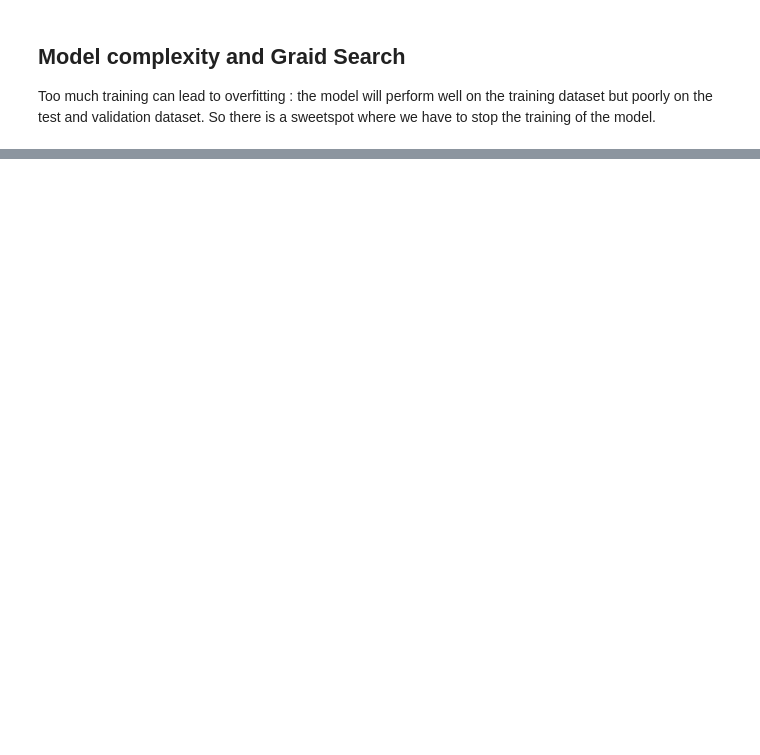
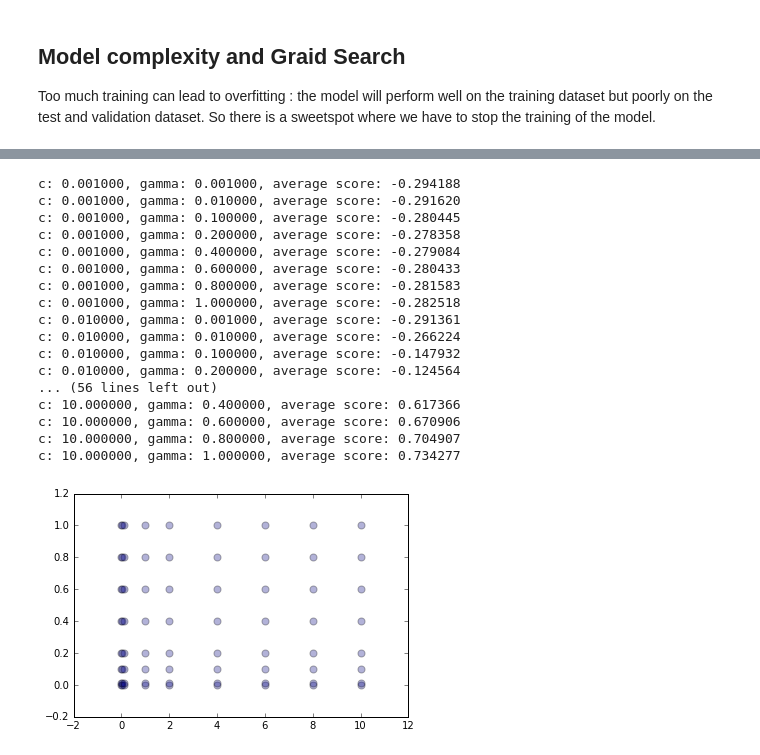
Before and after one commit to MrGreenRubato/notebooks, a Jupyter notebook: SciPy 2016 - Tutorial Part 10 - Model complexity and Grid Search.ipynb, the cells around one changed output, grey strips where cells are left out. Cells and saved outputs as stored; diff of their text form; code cells hidden in the pictures; blank space fills up the shorter version.

```diff
--- a/SciPy 2016 - Tutorial Part 10 - Model complexity and Grid Search.ipynb
+++ b/SciPy 2016 - Tutorial Part 10 - Model complexity and Grid Search.ipynb
@@ -49,0 +50,29 @@ plt.legend(loc='best')
+# %%
+from sklearn.cross_validation import cross_val_score, KFold
+from sklearn.svm import SVR
+
+# each parameter setting do cross-validation
+for C in [0.001, 0.01, 0.1, 1, 2, 4, 6, 8, 10]:
+    for gamma in [0.001, 0.01, 0.1, 0.2, 0.4, 0.6, 0.8, 1]:
+        scores = cross_val_score(SVR(C=C, gamma=gamma), X, y, cv= cv)
+        print("c: %f, gamma: %f, average score: %f" % (C, gamma, np.mean(scores)))
+        plt.scatter(C, gamma, c=np.mean(scores), s=50, alpha=0.3)
+# %% [output]
+c: 0.001000, gamma: 0.001000, average score: -0.294188
+c: 0.001000, gamma: 0.010000, average score: -0.291620
+c: 0.001000, gamma: 0.100000, average score: -0.280445
+c: 0.001000, gamma: 0.200000, average score: -0.278358
+c: 0.001000, gamma: 0.400000, average score: -0.279084
+c: 0.001000, gamma: 0.600000, average score: -0.280433
+c: 0.001000, gamma: 0.800000, average score: -0.281583
+c: 0.001000, gamma: 1.000000, average score: -0.282518
+c: 0.010000, gamma: 0.001000, average score: -0.291361
+c: 0.010000, gamma: 0.010000, average score: -0.266224
+c: 0.010000, gamma: 0.100000, average score: -0.147932
+c: 0.010000, gamma: 0.200000, average score: -0.124564
+... (56 lines left out)
+c: 10.000000, gamma: 0.400000, average score: 0.617366
+c: 10.000000, gamma: 0.600000, average score: 0.670906
+c: 10.000000, gamma: 0.800000, average score: 0.704907
+c: 10.000000, gamma: 1.000000, average score: 0.734277
+[figure, added]
```
Also changed, not shown: parts of 6 cells of this notebook.
